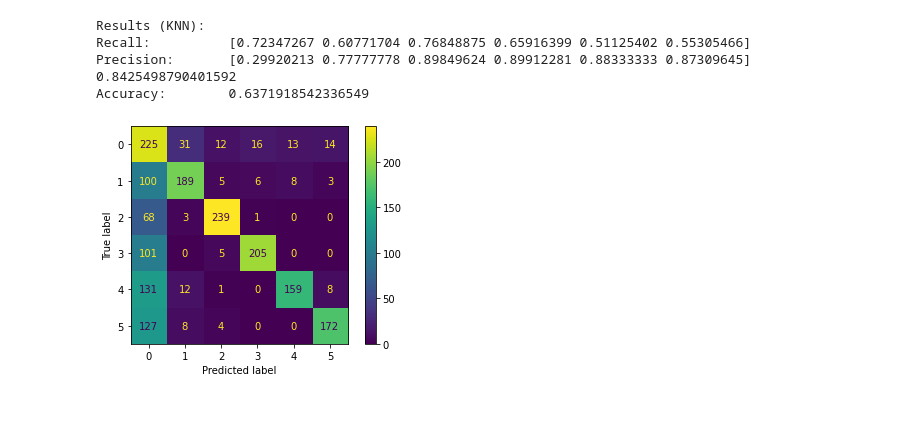
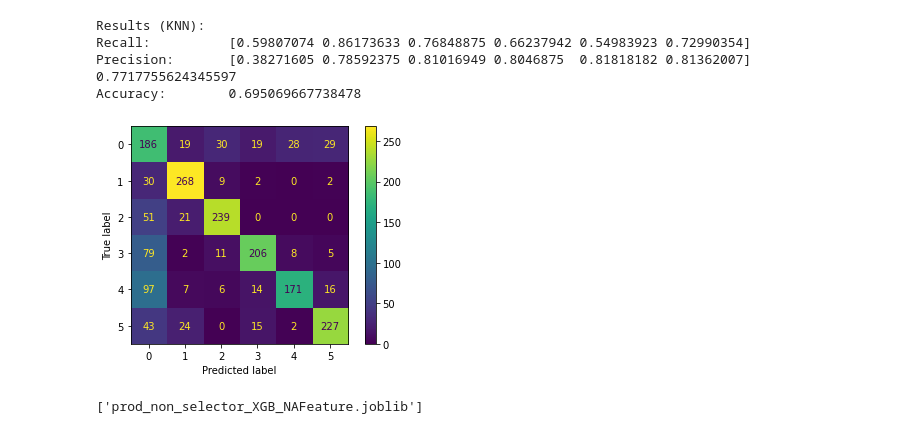
Before and after one commit to neurotech-uiuc/R-Cario, a Jupyter notebook: svmtest2.ipynb, the cells around one changed output. Cells and saved outputs as stored; diff of their text form; code cells hidden in the pictures.

```diff
--- a/svmtest2.ipynb
+++ b/svmtest2.ipynb
@@ -215,17 +215,16 @@ for featureFunc in functsList:
         y_channels_groups, ind_groups, t_groups, l_groups = obs
         # y_channels_groups = y_channels_groups[:, 5:-5, :]
         # l_groups = l_groups[5:-5, :]
+        nextF = featureFunc(y_channels_groups)
+        nextF = (nextF - np.mean(nextF, axis=0))/np.std(nextF, axis=0)
         if fX is not None:
-            fX = np.concatenate((fX, featureFunc(y_channels_groups)))
+            fX = np.concatenate((fX, nextF))
             y = np.concatenate((y, l_groups))
         else:
-            fX = featureFunc(y_channels_groups)
+            fX = nextF
             y = l_groups
-    mean = np.mean(fX, axis=0)
-    stdev = np.std(fX, axis=0)
-    meanScale.append(mean)
-    stdevScale.append(stdev)
-    functsDict[featureFunc] = (fX - mean)/stdev
+
+    functsDict[featureFunc] = fX
 # %%
 def createX(fDict, count, fIndices = None):
     X = None
@@ -285,15 +284,20 @@ from sklearn.neural_network import MLPClassifier
 def getMetrics(K, X, y, verbose=True, scale = 2, overOrUnder = None):
     X_res, X_eval, y_res, y_eval = train_test_split(X, y, test_size=0.4, random_state = 4)
 
-    action_classifier = KNeighborsClassifier((int)(scale*K) + 1)
-    knn_classifier = KNeighborsClassifier(K)
-    # action_classifier = GradientBoostingClassifier()
-    # knn_classifier = GradientBoostingClassifier()
+    # action_classifier = KNeighborsClassifier((int)(scale*K) + 1)
+    # knn_classifier = KNeighborsClassifier(K)
+    action_classifier = GradientBoostingClassifier()
+    knn_classifier = GradientBoostingClassifier()
     # action_classifier = svm.SVC()
     # knn_classifier = svm.SVC()
 
     action_classifier.fit(X_res, y_res[:, 0])
     X_res, y_res = undersample(X_res, y_res)
+    action_present = action_classifier.predict(X_res)
+    X_res = np.concatenate((X_res, np.expand_dims(action_present, 1)), axis=1)
+
+    eval_action_present = action_classifier.predict(X_eval)
+    X_eval = np.concatenate((X_eval, np.expand_dims(eval_action_present, 1)), axis=1)
 
     if overOrUnder is not None:
         if not overOrUnder:
@@ -303,8 +307,9 @@ def getMetrics(K, X, y, verbose=True, scale = 2, overOrUnder = None):
     knn_classifier.fit(X_res, np.argmax(y_res, axis=1))
 
     original_pred = knn_classifier.predict(X_eval)
-    action_present = action_classifier.predict(X_eval)
-    predictions = np.multiply((1-action_present), original_pred)
+    # predictions = np.multiply((1-action_present), original_pred)
+    predictions = original_pred
+
     # print(original_pred[0:10], action_present[0:10], predictions[0: 10])
     recall = sklearn.metrics.recall_score(np.argmax(y_eval, axis=1), predictions, average=None)
     precision = sklearn.metrics.precision_score(np.argmax(y_eval, axis=1), predictions, average=None, zero_division=0)
@@ -319,24 +324,26 @@ def getMetrics(K, X, y, verbose=True, scale = 2, overOrUnder = None):
     else:
         return recall, precision, accuracy, knn_classifier, action_classifier
 # %%
-X, find = createX(functsDict, 0, [0, 1, 2, 3, 5, 6])
+ftu = [0, 1, 2, 3, 5, 6]
+# ftu = [0, 1, 5, 6]
+X, find = createX(functsDict, 0, ftu)
 k = 3
-scale = 2/k
+scale = 1
 getMetrics(k, X, y, verbose=True, scale=scale, overOrUnder = True)
 _, _, _, kc, ac = getMetrics(k, X, y, verbose=False, scale=scale, overOrUnder = True)
-
-from joblib import dump, load
-dump(kc, 'prod_action.joblib')
-dump(ac, 'prod_non_selector.joblib')
-print([meanScale[i] for i in [1, 0, 2]])
-print([stdevScale[i] for i in [1, 0, 2]])
 # %% [output]
 Results (KNN):
-Recall:          [0.72347267 0.60771704 0.76848875 0.65916399 0.51125402 0.55305466]
-Precision:       [0.29920213 0.77777778 0.89849624 0.89912281 0.88333333 0.87309645]
-0.8425498790401592
-Accuracy:        0.6371918542336549
+Recall:          [0.59807074 0.86173633 0.76848875 0.66237942 0.54983923 0.72990354]
+Precision:       [0.38271605 0.78592375 0.81016949 0.8046875  0.81818182 0.81362007]
+0.7717755624345597
+Accuracy:        0.695069667738478
-[figure, old version]
+[figure, new version]
+# %%
+from joblib import dump, load
+dump(kc, 'prod_action_XGB_NAFeature.joblib')
+dump(ac, 'prod_non_selector_XGB_NAFeature.joblib')
+# %% [output]
+['prod_non_selector_XGB_NAFeature.joblib']
 # %%
 countper = 30
 bestloss = 0
```
Also changed, not shown: parts of 1 cell of this notebook, 5 other files.
